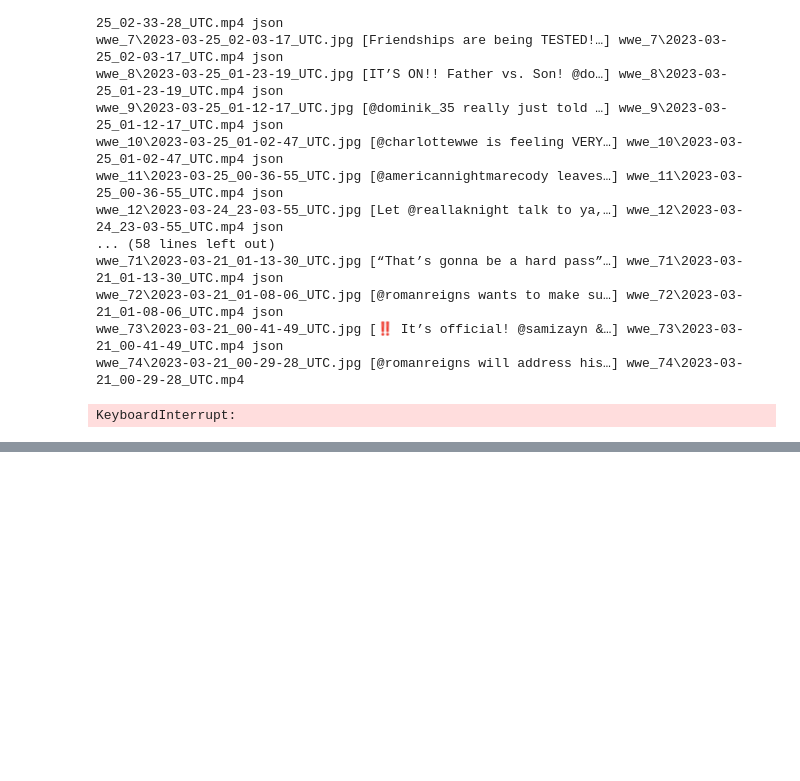
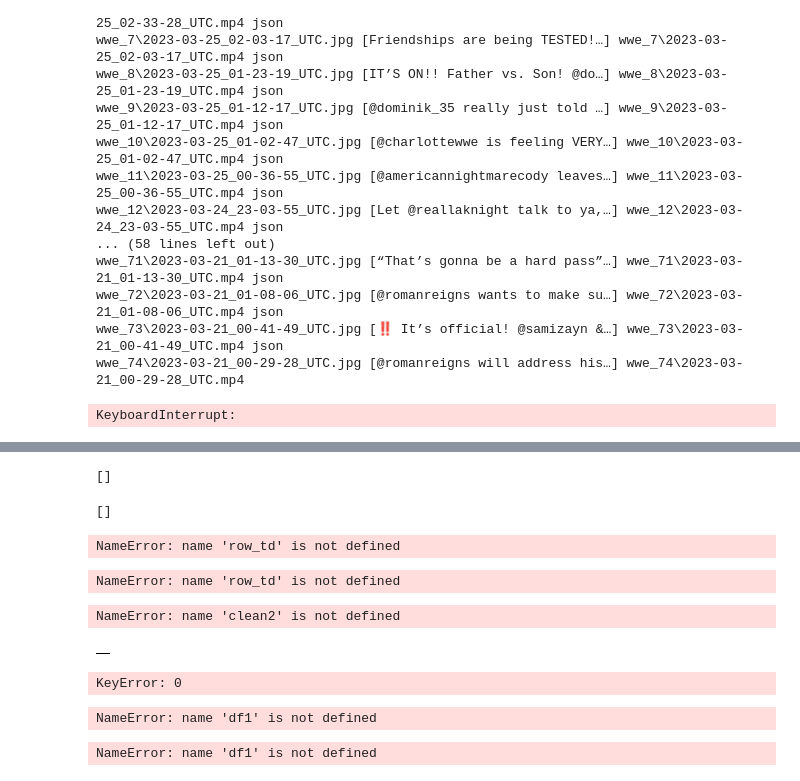
Before and after one commit to MevlutYildiz77/Web-Scrape, a Jupyter notebook: scraping.ipynb, the cells around one changed output, grey strips where cells are left out. Drawn from its saved outputs; the diff is of its cells as text; code cells hidden in the pictures; blank space fills up the shorter version.

```diff
--- a/scraping.ipynb
+++ b/scraping.ipynb
@@ -334,0 +358,73 @@ KeyboardInterrupt:
+# %%
+# scrape the useful tags from the web page you can simply use the find_all() function of Beautiful Soap
+soup.find_all('a')
+# %% [output]
+[]
+# %%
+# scrap and prepare the data from the web page in such a way that we can convert it into a data set
+# Print the first 10 rows for sanity check
+rows = soup.find_all('tr')
+print(rows[:10])
+# %% [output]
+[]
+# %%
+# extract the data that we can put into a data frame
+for row in rows:
+    row_td = row.find_all('td')
+print(row_td)
+type(row_td)
+# %% [output]
+NameError: name 'row_td' is not defined
+# %%
+# remove the html tags
+str_cells = str(row_td)
+cleantext = BeautifulSoup(str_cells, "lxml").get_text()
+print(cleantext)
+# %% [output]
+NameError: name 'row_td' is not defined
+# %%
+# replace some <td> tags with string. We can do this by using a re module
+import re
+list_rows = []
+for row in rows:
+    cells = row.find_all('td')
+    str_cells = str(cells)
+    clean = re.compile('&lt;.*?&gt;')
+    clean2 = (re.sub(clean, '',str_cells))
+    list_rows.append(clean2)
+print(clean2)
+type(clean2)
+# %% [output]
+NameError: name 'clean2' is not defined
+# %%
+# convert the list into a pandas DataFrame
+df = pd.DataFrame(list_rows)
+df.head(10)
+# %% [output]
+|  |
+# %%
+# Data Cleaning
+df1 = df[0].str.split(',', expand=True)
+df1.head(10)
+# %% [output]
+KeyError: 0
+# %%
+# remove those brackets
+df1[0] = df1[0].str.strip('[')
+# %% [output]
+NameError: name 'df1' is not defined
+# %%
+# extract the respective headers
+col_labels = soup.find_all('th')
+all_header = []
+col_str = str(col_labels)
+cleantext2 = BeautifulSoup(col_str, "lxml").get_text()
+all_header.append(cleantext2)
+df2 = pd.DataFrame(all_header)
+df3 = df2[0].str.split(',', expand=True)
+frames = [df3, df1]
+df4 = pd.concat(frames)
+df5 = df4.rename(columns=df4.iloc[0])
+df5.head()
+# %% [output]
+NameError: name 'df1' is not defined
```
Also changed, not shown: parts of 5 cells of this notebook.
